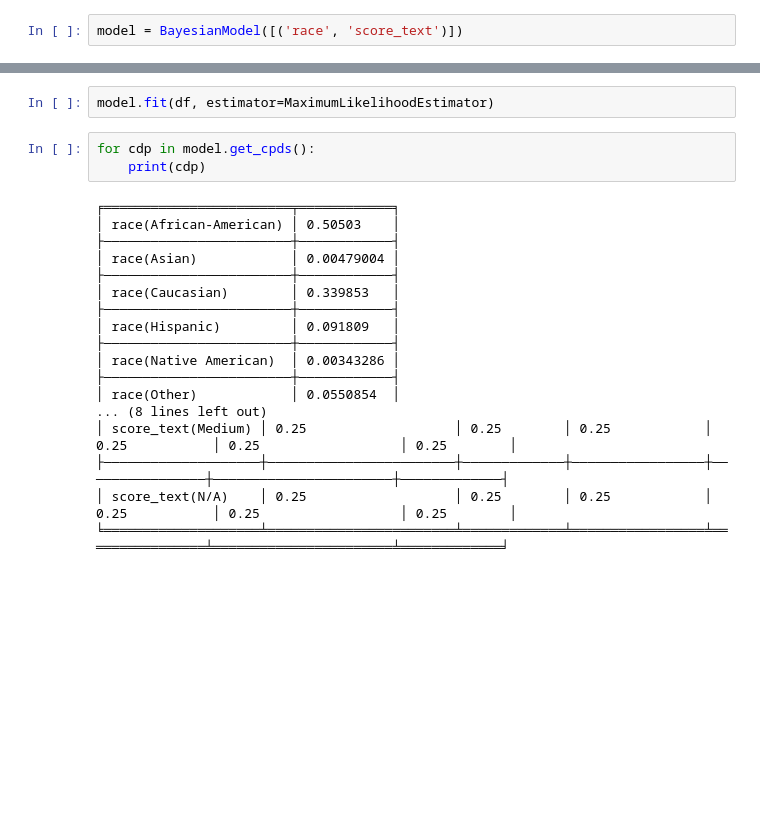
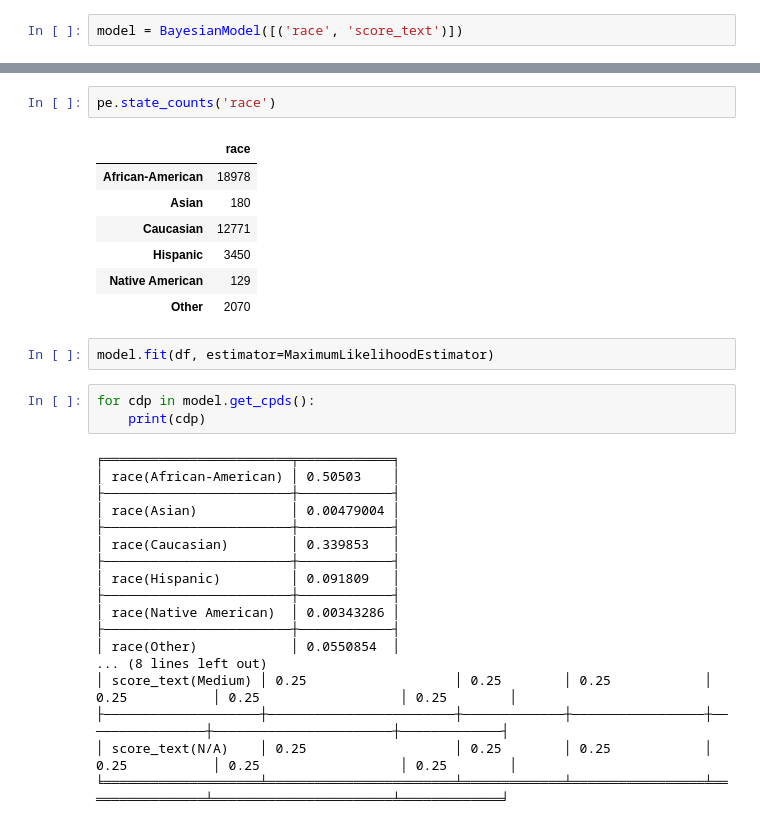
Before and after one commit to olethrosdc/ml-society-science, a Jupyter notebook: src/tutorial-1/Untitled.ipynb, the cells around one changed output, grey strips where cells are left out. Drawn from its saved outputs; the diff is of its cells as text; blank space fills up the shorter version.

```diff
--- a/src/tutorial-1/Untitled.ipynb
+++ b/src/tutorial-1/Untitled.ipynb
@@ -98,3 +144,13 @@ model = BayesianModel([('race', 'score_text')])
+# %%
+pe.state_counts('race')
+# %% [output]
+|  | race |
+| African-American | 18978 |
+| Asian | 180 |
+| Caucasian | 12771 |
+| Hispanic | 3450 |
+| Native American | 129 |
+| Other | 2070 |
 # %%
 model.fit(df, estimator=MaximumLikelihoodEstimator)
 # %%
```
Also changed, not shown: parts of 13 cells of this notebook.
